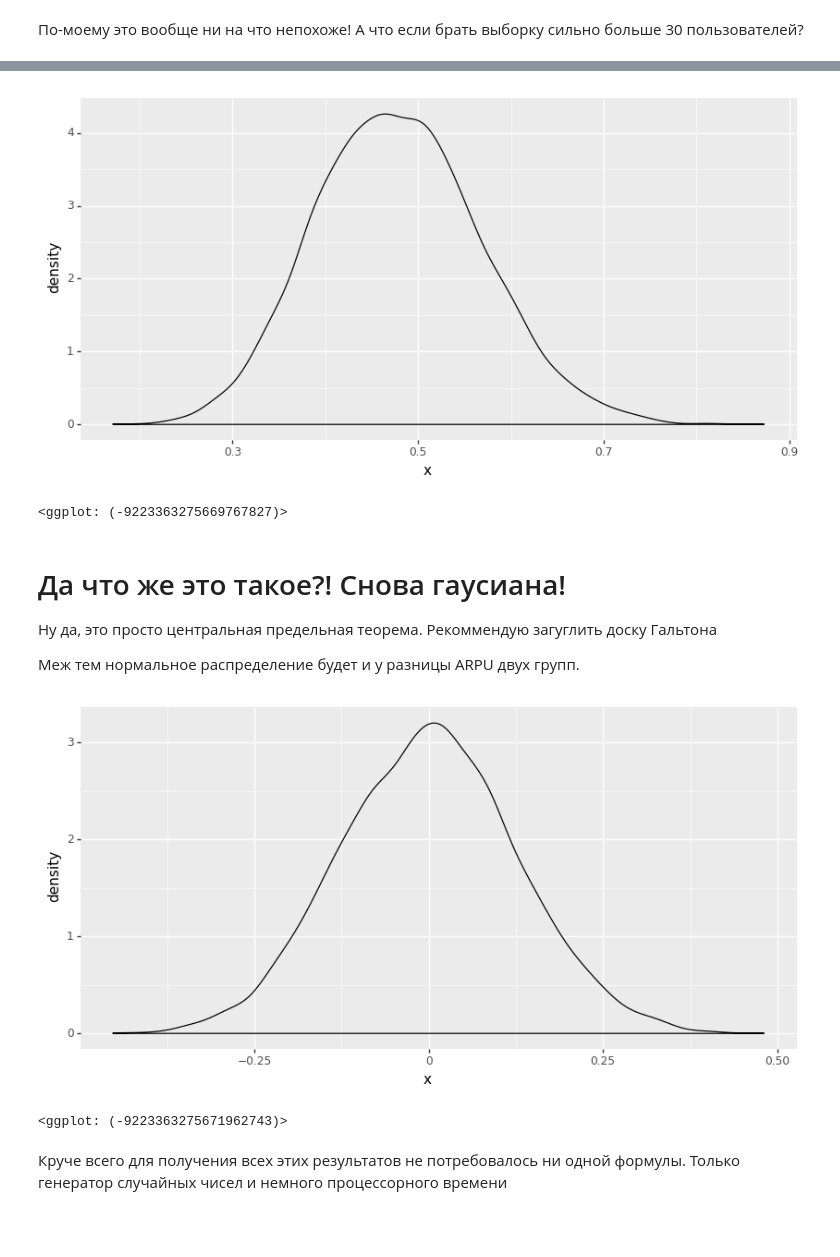
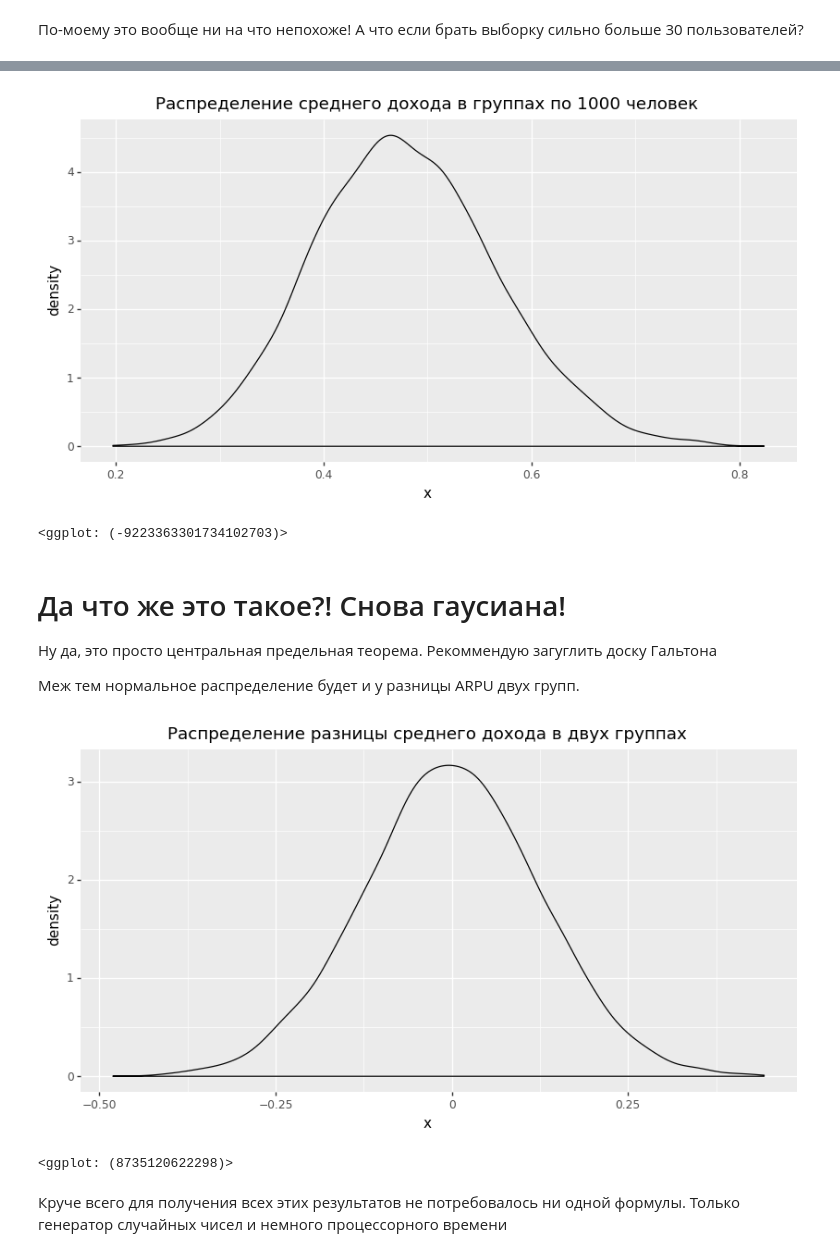
Before and after one commit to dmitriyshashkin/ods_lection, a Jupyter notebook: ods.ipynb, the cells around one changed output, grey strips where cells are left out. Drawn from its saved outputs; the diff is of its cells as text; code cells hidden in the pictures; blank space fills up the shorter version.

```diff
--- a/ods.ipynb
+++ b/ods.ipynb
@@ -80,3 +101,6 @@ def run_arpu_trial(N):
     chances = [0.9, 0.08, 0.02]
 
     return np.random.choice(prices, N, p=chances)
+
+def run_arpu_trial_get_arpu(N):
+    return np.mean(run_arpu_trial(N))
@@ -100,8 +131,8 @@ ggplot(df, aes(x='x', color='factor(N)')) + geom_density()
 # %%
-qplot([np.mean(run_arpu_trial(1000)) for i in range(10000)], geom='density', xlab='x')
+qplot([run_arpu_trial_get_arpu(1000) for i in range(10000)], geom='density', xlab='x') + ggtitle('Распределение среднего дохода в группах по 1000 человек')
 # %% [output]
-[figure, old version]
+[figure, new version]
-<ggplot: (-9223363275669767827)>
+<ggplot: (-9223363301734102703)>
 # %% [markdown]
 # Да что же это такое?! Снова гаусиана!
 
@@ -113,10 +144,10 @@ qplot(
     [np.mean(run_arpu_trial(1000)) - np.mean(run_arpu_trial(1000)) for i in range(10000)],
     geom='density',
     xlab='x'
-)
+) + ggtitle('Распределение разницы среднего дохода в двух группах')
 # %% [output]
-[figure, old version]
+[figure, new version]
-<ggplot: (-9223363275671962743)>
+<ggplot: (8735120622298)>
 # %% [markdown]
 Круче всего для получения всех этих результатов не потребовалось ни одной формулы. Только генератор случайных чисел и немного процессорного времени
 # %% [markdown]
```
Also changed, not shown: parts of 25 cells of this notebook.
